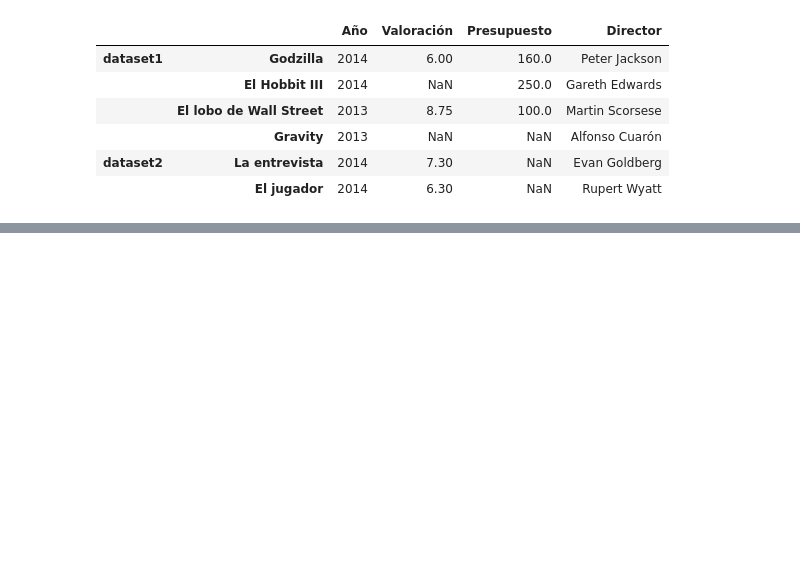
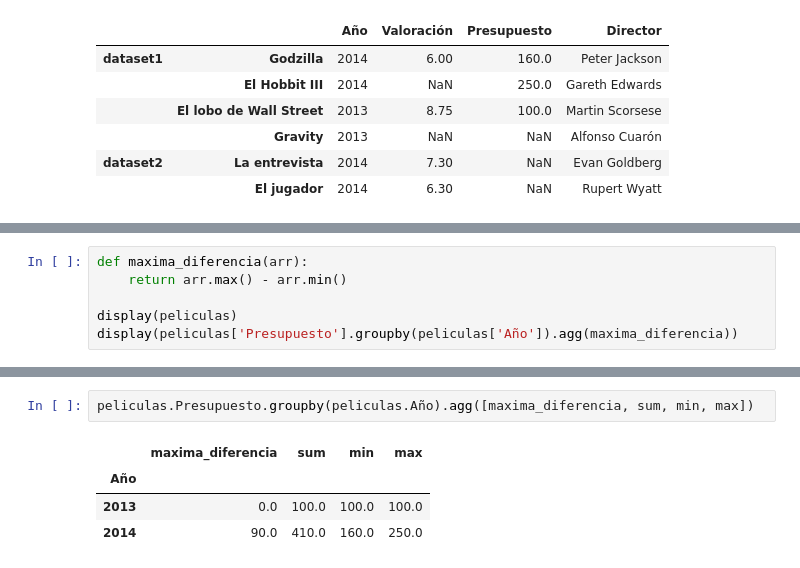
Before and after one commit to yanaySG/proyecto_python_AFI, a Jupyter notebook: Lecciones/3-pandas-notebooks/4. Preparacion y exploracion de datos.ipynb, the cells around one changed output, grey strips where cells are left out. Cells and saved outputs as stored; diff of their text form; blank space fills up the shorter version.

```diff
--- a/Lecciones/3-pandas-notebooks/4. Preparacion y exploracion de datos.ipynb
+++ b/Lecciones/3-pandas-notebooks/4. Preparacion y exploracion de datos.ipynb
@@ -703,0 +769,6 @@ pd.concat([peliculas,peliculas2], axis=1, keys=['dataset1', 'dataset2'])
+# %%
+def maxima_diferencia(arr):
+    return arr.max() - arr.min()
+
+display(peliculas)
+display(peliculas['Presupuesto'].groupby(peliculas['Año']).agg(maxima_diferencia))
@@ -703,0 +785,7 @@ pd.concat([peliculas,peliculas2], axis=1, keys=['dataset1', 'dataset2'])
+# %%
+peliculas.Presupuesto.groupby(peliculas.Año).agg([maxima_diferencia, sum, min, max])
+# %% [output]
+|  | maxima_diferencia | sum | min | max |
+| Año |  |  |  |  |
+| 2013 | 0.0 | 100.0 | 100.0 | 100.0 |
+| 2014 | 90.0 | 410.0 | 160.0 | 250.0 |
```
Also changed, not shown: parts of 11 cells of this notebook.
